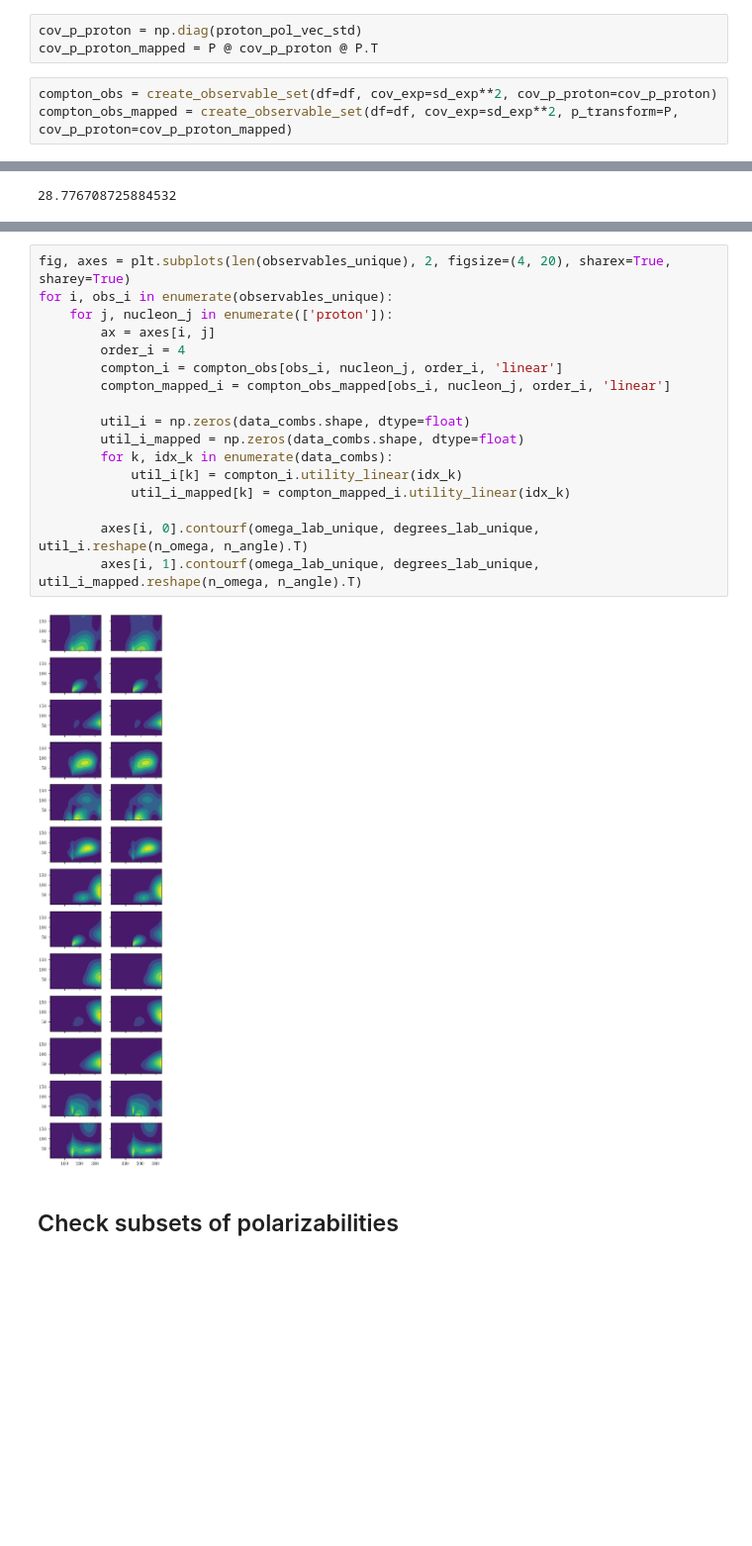
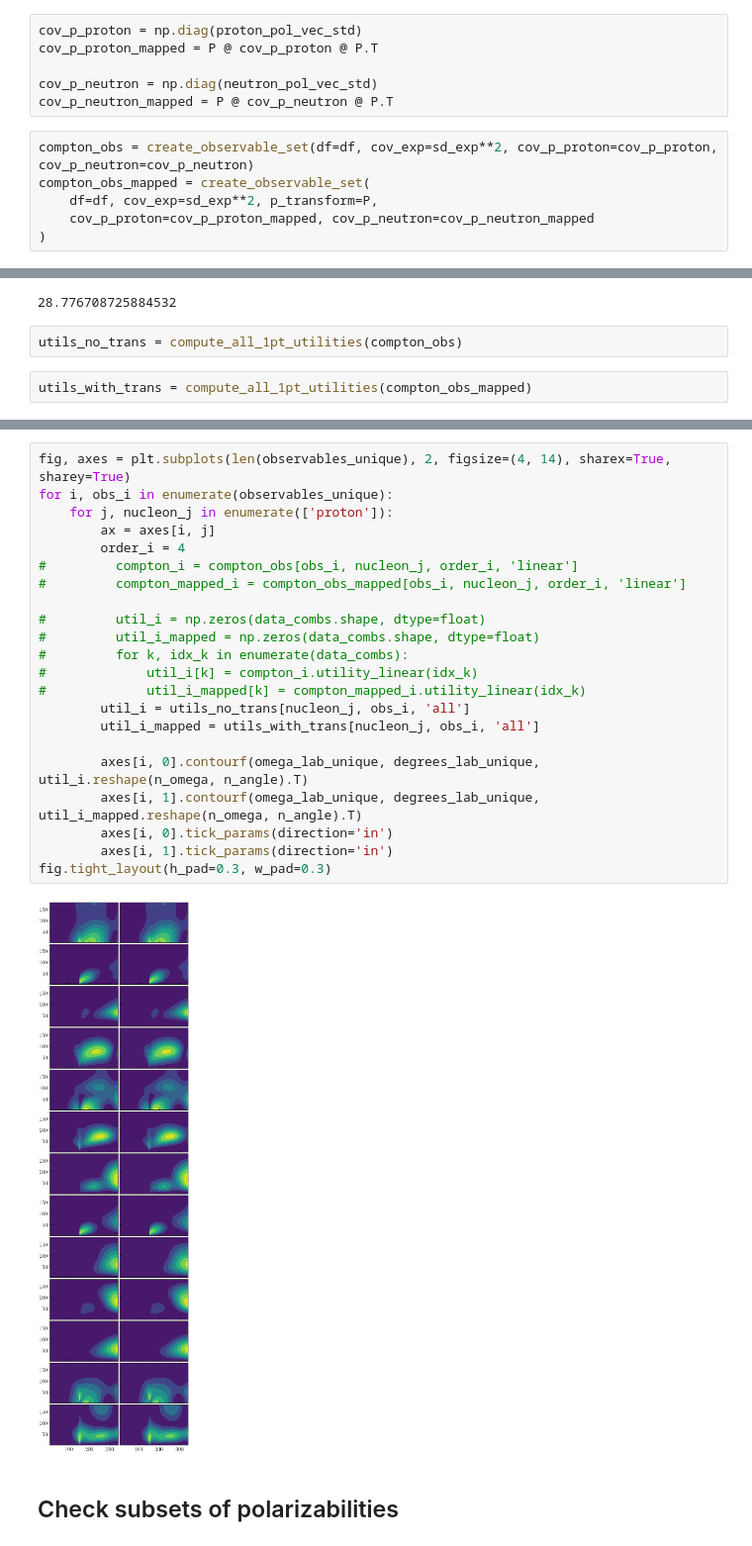
Before and after one commit to buqeye/compton-scattering, a Jupyter notebook: notebooks/different_utilities.ipynb, the cells around one changed output, grey strips where cells are left out. Shown at 99% size. Cells and saved outputs as stored; diff of their text form; blank space fills up the shorter version.

```diff
--- a/notebooks/different_utilities.ipynb
+++ b/notebooks/different_utilities.ipynb
@@ -114,9 +142,15 @@ hint: it is not.
 # %%
 cov_p_proton = np.diag(proton_pol_vec_std)
 cov_p_proton_mapped = P @ cov_p_proton @ P.T
+
+cov_p_neutron = np.diag(neutron_pol_vec_std)
+cov_p_neutron_mapped = P @ cov_p_neutron @ P.T
 # %%
-compton_obs = create_observable_set(df=df, cov_exp=sd_exp**2, cov_p_proton=cov_p_proton)
-compton_obs_mapped = create_observable_set(df=df, cov_exp=sd_exp**2, p_transform=P, cov_p_proton=cov_p_proton_mapped)
+compton_obs = create_observable_set(df=df, cov_exp=sd_exp**2, cov_p_proton=cov_p_proton, cov_p_neutron=cov_p_neutron)
+compton_obs_mapped = create_observable_set(
+    df=df, cov_exp=sd_exp**2, p_transform=P,
+    cov_p_proton=cov_p_proton_mapped, cov_p_neutron=cov_p_neutron_mapped
+)
 # %%
 np.linalg.det(cov_p_proton)
 # %% [output]
@@ -125,3 +159,7 @@ np.linalg.det(cov_p_proton)
 np.linalg.det(cov_p_proton_mapped)
 # %% [output]
 28.776708725884532
+# %%
+utils_no_trans = compute_all_1pt_utilities(compton_obs)
+# %%
+utils_with_trans = compute_all_1pt_utilities(compton_obs_mapped)
@@ -128,22 +184,27 @@ np.linalg.det(cov_p_proton_mapped)
 # %%
-fig, axes = plt.subplots(len(observables_unique), 2, figsize=(4, 20), sharex=True, sharey=True)
+fig, axes = plt.subplots(len(observables_unique), 2, figsize=(4, 14), sharex=True, sharey=True)
 for i, obs_i in enumerate(observables_unique):
     for j, nucleon_j in enumerate(['proton']):
         ax = axes[i, j]
         order_i = 4
-        compton_i = compton_obs[obs_i, nucleon_j, order_i, 'linear']
-        compton_mapped_i = compton_obs_mapped[obs_i, nucleon_j, order_i, 'linear']
+#         compton_i = compton_obs[obs_i, nucleon_j, order_i, 'linear']
+#         compton_mapped_i = compton_obs_mapped[obs_i, nucleon_j, order_i, 'linear']
 
-        util_i = np.zeros(data_combs.shape, dtype=float)
-        util_i_mapped = np.zeros(data_combs.shape, dtype=float)
-        for k, idx_k in enumerate(data_combs):
-            util_i[k] = compton_i.utility_linear(idx_k)
-            util_i_mapped[k] = compton_mapped_i.utility_linear(idx_k)
+#         util_i = np.zeros(data_combs.shape, dtype=float)
+#         util_i_mapped = np.zeros(data_combs.shape, dtype=float)
+#         for k, idx_k in enumerate(data_combs):
+#             util_i[k] = compton_i.utility_linear(idx_k)
+#             util_i_mapped[k] = compton_mapped_i.utility_linear(idx_k)
+        util_i = utils_no_trans[nucleon_j, obs_i, 'all']
+        util_i_mapped = utils_with_trans[nucleon_j, obs_i, 'all']
 
         axes[i, 0].contourf(omega_lab_unique, degrees_lab_unique, util_i.reshape(n_omega, n_angle).T)
         axes[i, 1].contourf(omega_lab_unique, degrees_lab_unique, util_i_mapped.reshape(n_omega, n_angle).T)
+        axes[i, 0].tick_params(direction='in')
+        axes[i, 1].tick_params(direction='in')
+fig.tight_layout(h_pad=0.3, w_pad=0.3)
 # %% [output]
-[figure, old version]
+[figure, new version]
 # %% [markdown]
 ## Check subsets of polarizabilities
 # %%
```
Also changed, not shown: parts of 63 cells of this notebook, 4 other files.
